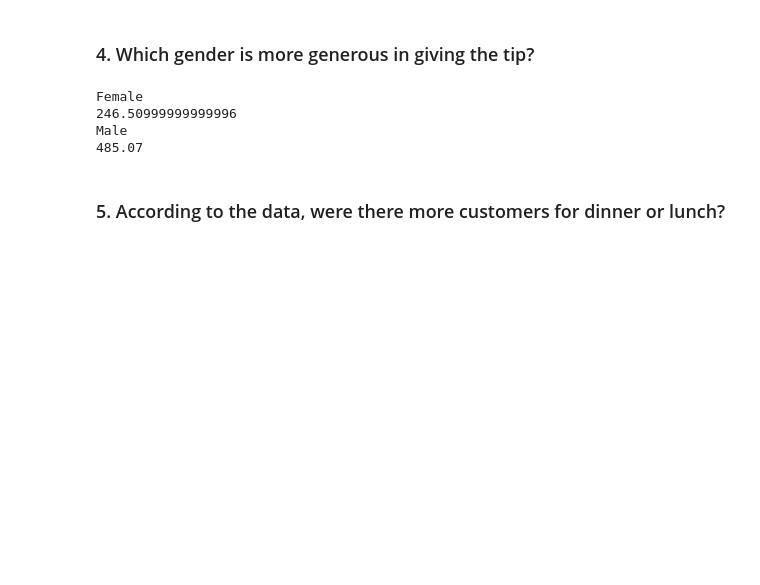
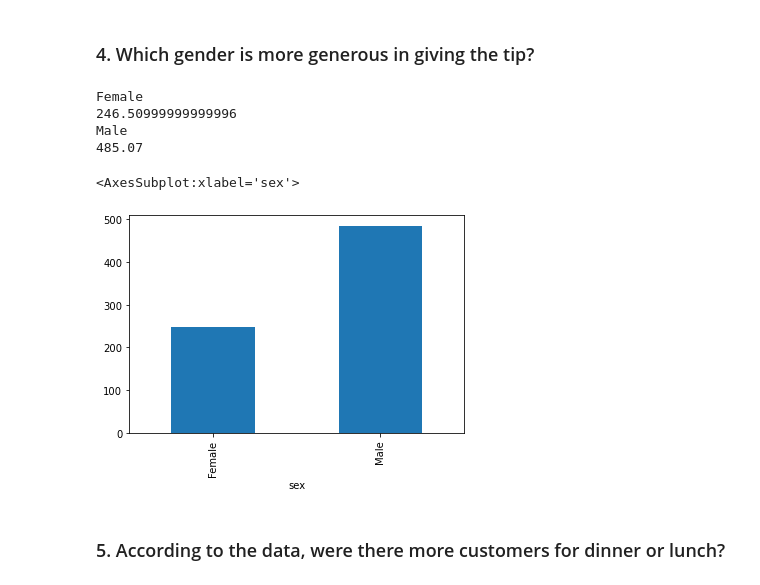
Before and after one commit to Aakashsuresh97/Python-Samples, a Jupyter notebook: Aakash_Assignment_4.ipynb, the cells around one changed output. Saved outputs shown, nothing was run; the diff lists cells and outputs as text; code cells hidden in the pictures; blank space fills up the shorter version.

```diff
--- a/Aakash_Assignment_4.ipynb
+++ b/Aakash_Assignment_4.ipynb
@@ -93,14 +93,17 @@ Fri   17.151578947368417
 # %%
 # type your code here
 unique_sex = data_set['sex'].unique()
 for i in unique_sex:
     print(i)
     print(data_set[data_set['sex']==i]['tip'].sum())
+data_set.groupby('sex')['tip'].sum().plot(kind='bar')
 # %% [output]
 Female
 246.50999999999996
 Male
 485.07
+<AxesSubplot:xlabel='sex'>
+[figure, added]
 # %% [markdown]
 ### 5. According to the data, were there more customers for dinner or lunch? </b>
 # %%
```
Also changed, not shown: parts of 4 cells of this notebook.
